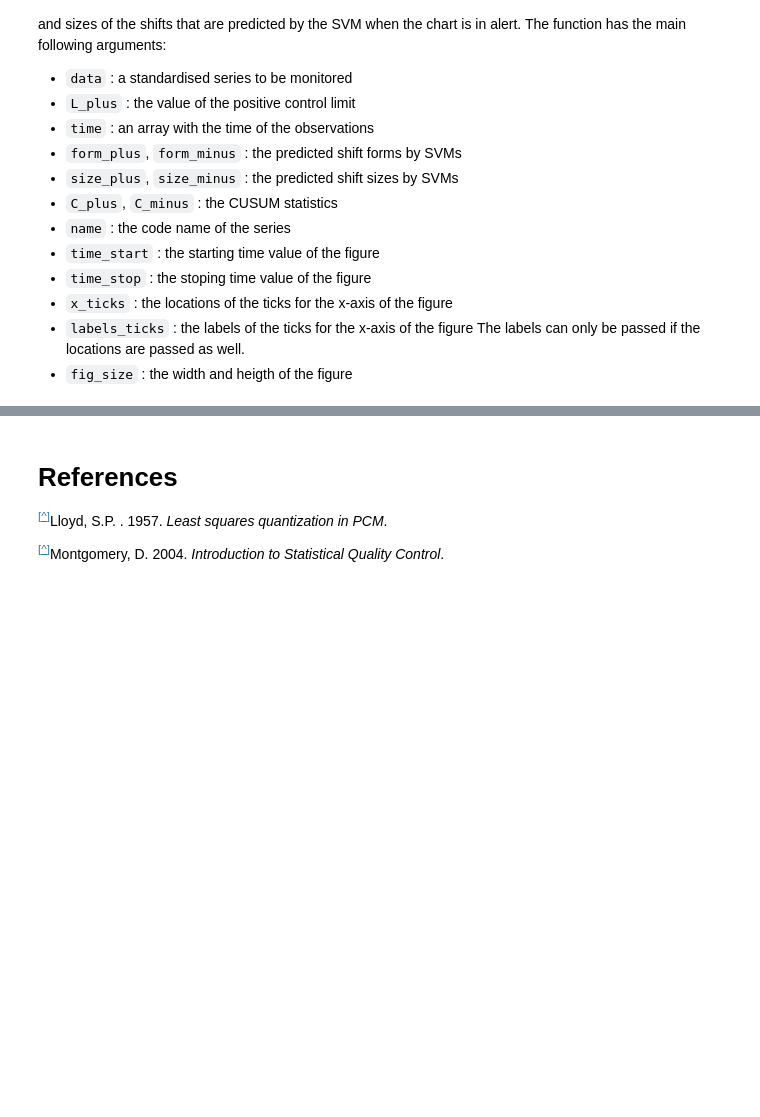
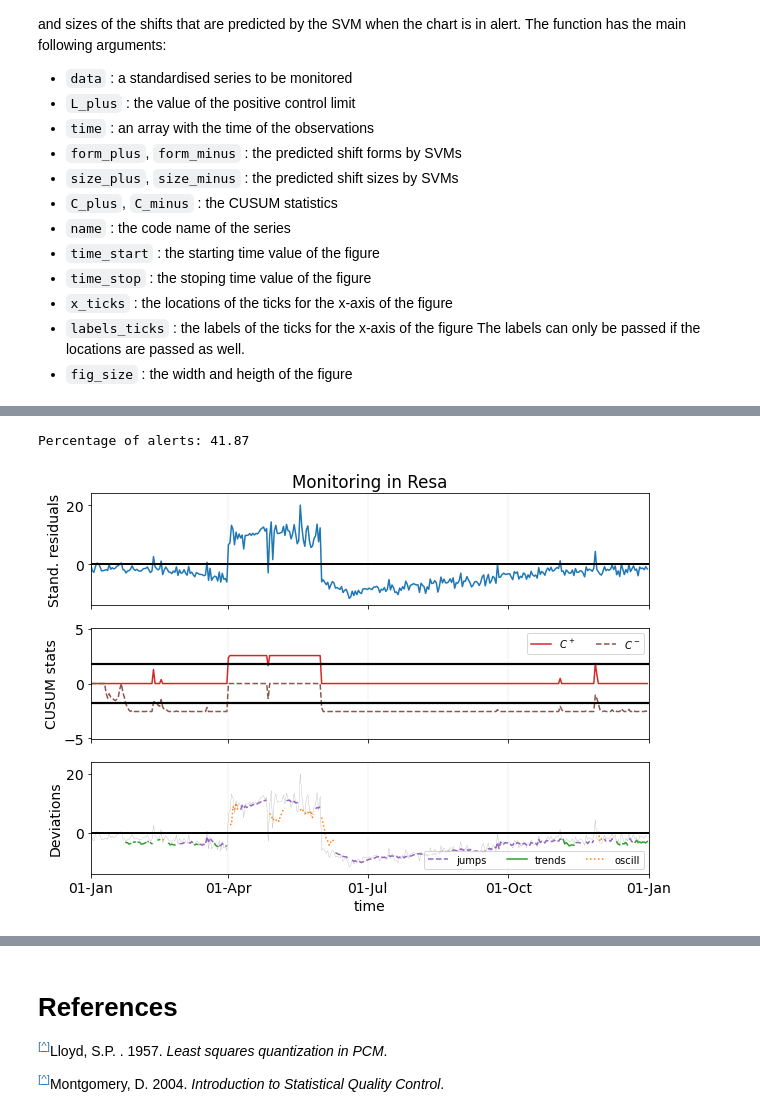
Before and after one commit to sophiano/cusvm, a Jupyter notebook: docs/elia.ipynb, the cells around one changed output, grey strips where cells are left out. Cells and saved outputs as stored; diff of their text form; code cells hidden in the pictures; blank space fills up the shorter version.

```diff
--- a/docs/elia.ipynb
+++ b/docs/elia.ipynb
@@ -431,34 +498,37 @@ for i in range(region, region+1):
 region = [i for i in range(len(names)) if names[i] == 'Resa'][0]
 
 # time in form of dates
 dates = np.arange(datetime(2015, 1, 1), datetime(2021, 1, 27),
                   timedelta(days=1)).astype(datetime)
 #x_ticks
 dates_months =  []
 dates_months.append(datetime(2015, 1, 1))
 while dates_months[-1] < datetime(2016, 1, 1):
     dates_months.append(dates_months[-1] + relativedelta(months=3))
 x_ticks = dates_months
 
 #labels of x_ticks
 lab_ticks = []
 for i in range(len(x_ticks)):
     lab_ticks.append(x_ticks[i].strftime('%d-%b'))
 
 for i in range(region, region+1):
 
     data_indv = data_stn[:,i] #monitored series
 
     [form_plus, form_minus, size_plus, size_minus,
     C_plus, C_minus] = appl.alerts_info(data_indv, control_limit,
             delta_target, wdw_length, clf, reg)
 
 
     fig = appl.plot_3panels(data_indv, control_limit, dates,
                       form_plus, form_minus, size_plus, size_minus,
                       C_plus, C_minus, names[i], time_start=datetime(2015,1,1),
                       time_stop=datetime(2016,1,1), x_ticks=x_ticks,
-                      labels_ticks=lab_ticks)
+                      labels_ticks=lab_ticks, fig_size=[10,7])
+# %% [output]
+Percentage of alerts: 41.87
+[figure, added]
 # %% [markdown]
 <!--bibtex
 
```
Also changed, not shown: parts of 9 cells of this notebook, 1 other file.
